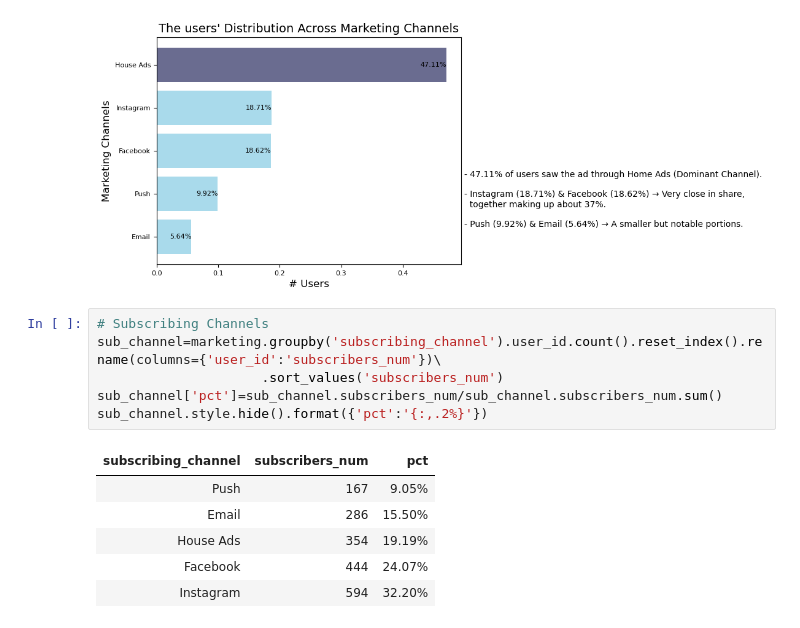
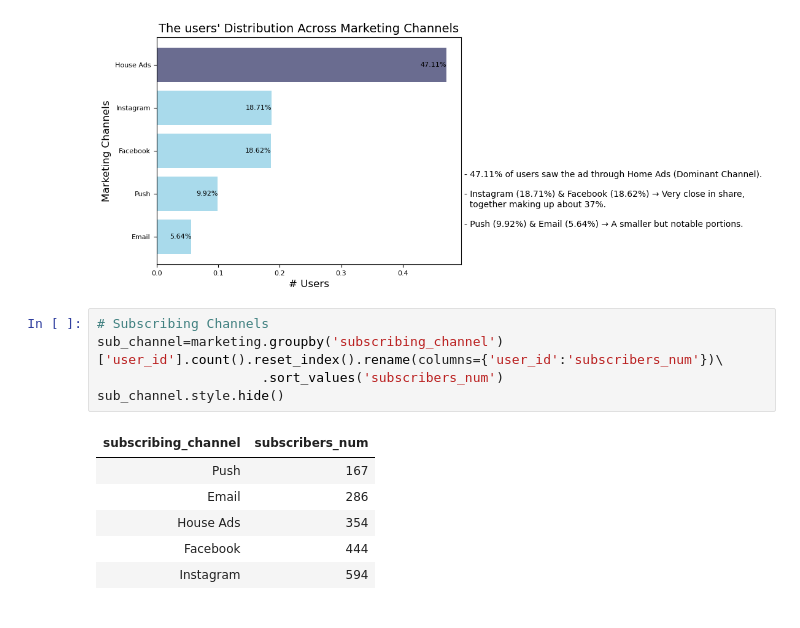
Before and after one commit to hend-a-ghafour/Analyzing_Marketing_Campaigns, a Jupyter notebook: Analyzing_Marketing_Campaigns.ipynb, the cells around one changed output. Drawn from its saved outputs; the diff is of its cells as text.

```diff
--- a/Analyzing_Marketing_Campaigns.ipynb
+++ b/Analyzing_Marketing_Campaigns.ipynb
@@ -608,14 +608,13 @@ plt.text(.5,0,text);
 [figure]
 # %%
 # Subscribing Channels
-sub_channel=marketing.groupby('subscribing_channel').user_id.count().reset_index().rename(columns={'user_id':'subscribers_num'})\
+sub_channel=marketing.groupby('subscribing_channel')['user_id'].count().reset_index().rename(columns={'user_id':'subscribers_num'})\
                      .sort_values('subscribers_num')
-sub_channel['pct']=sub_channel.subscribers_num/sub_channel.subscribers_num.sum()
-sub_channel.style.hide().format({'pct':'{:,.2%}'})
+sub_channel.style.hide()
 # %% [output]
-| subscribing_channel | subscribers_num | pct |
-| Push | 167 | 9.05% |
-| Email | 286 | 15.50% |
-| House Ads | 354 | 19.19% |
-| Facebook | 444 | 24.07% |
-| Instagram | 594 | 32.20% |
+| subscribing_channel | subscribers_num |
+| Push | 167 |
+| Email | 286 |
+| House Ads | 354 |
+| Facebook | 444 |
+| Instagram | 594 |
```
Also changed, not shown: parts of 10 cells of this notebook, 1 other file.
